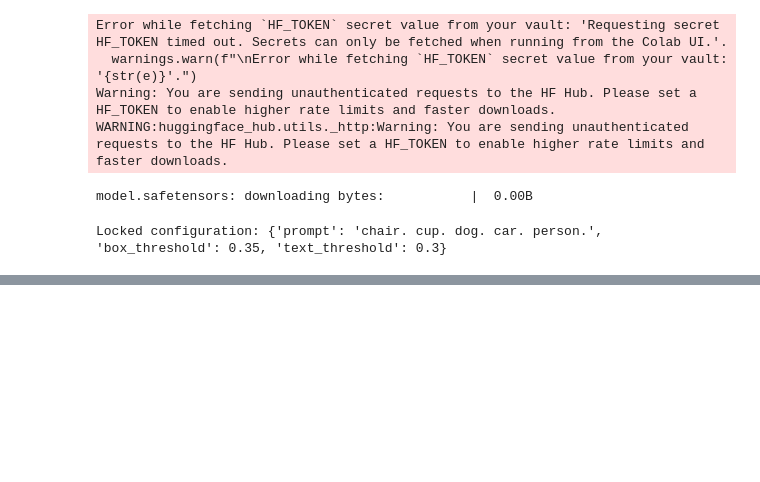
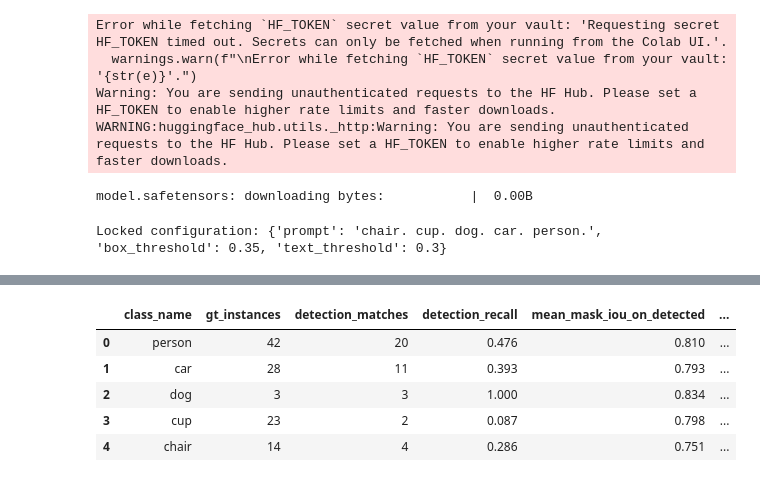
Before and after one commit to mdmohsin212/modern-vision-multimodal-lab, a Jupyter notebook: Vision/open_vocabulary_and_grounded_ision/grounded_sam.ipynb, the cells around one changed output, grey strips where cells are left out. Saved outputs shown, nothing was run; the diff lists cells and outputs as text; code cells hidden in the pictures; blank space fills up the shorter version.

```diff
--- a/Vision/open_vocabulary_and_grounded_ision/grounded_sam.ipynb
+++ b/Vision/open_vocabulary_and_grounded_ision/grounded_sam.ipynb
@@ -220,0 +415,14 @@ Locked configuration: {'prompt': 'chair. cup. dog. car. person.', 'box_threshold
+# %%
+pipeline_outputs = {}
+
+for index, name in enumerate(cal_names, start=1):
+    output = run_grounded_sam(images[name])
+    pipeline_outputs[name] = output
+
+    print(
+        f"{index:02d}/20 | "
+        f"{name} | "
+        f"boxes={len(output['boxes'])} | "
+        f"masks={len(output['masks'])} | "
+        f"total={output['total_ms']:.1f} ms"
+    )
@@ -220,0 +625,75 @@ Locked configuration: {'prompt': 'chair. cup. dog. car. person.', 'box_threshold
+# %%
+class_rows = []
+
+for class_id, class_name in (TARGET_CLASSES.items()):
+    class_gt = sum(
+        item["class_id"] == class_id
+        for objects in gt_objects.values()
+        for item in objects
+    )
+
+    class_pairs = matched_masks[
+        matched_masks["class_id"]
+        == class_id
+    ]
+
+    class_good_masks = int(
+        class_pairs["mask_iou_50"].sum()
+    )
+
+    detection_count = len(class_pairs)
+
+    class_rows.append({
+        "class_name": class_name,
+        "gt_instances": class_gt,
+
+        "detection_matches": (
+            detection_count
+        ),
+
+        "detection_recall": (
+            detection_count / class_gt
+            if class_gt
+            else 0.0
+        ),
+
+        "mean_mask_iou_on_detected": (
+            class_pairs["mask_iou"].mean()
+            if detection_count
+            else np.nan
+        ),
+
+        "mean_dice_on_detected": (
+            class_pairs["dice"].mean()
+            if detection_count
+            else np.nan
+        ),
+
+        "masks_iou50": (
+            class_good_masks
+        ),
+
+        "conditional_mask_success_rate": (
+            class_good_masks
+            / detection_count
+            if detection_count
+            else 0.0
+        ),
+
+        "end_to_end_mask_recall_iou50": (
+            class_good_masks / class_gt
+            if class_gt
+            else 0.0
+        ),
+    })
+
+
+per_class_masks = pd.DataFrame(class_rows)
+display(per_class_masks.round(3))
+# %% [output]
+|  | class_name | gt_instances | detection_matches | detection_recall | mean_mask_iou_on_detected | ... |
+| 0 | person | 42 | 20 | 0.476 | 0.810 | ... |
+| 1 | car | 28 | 11 | 0.393 | 0.793 | ... |
+| 2 | dog | 3 | 3 | 1.000 | 0.834 | ... |
+| 3 | cup | 23 | 2 | 0.087 | 0.798 | ... |
+| 4 | chair | 14 | 4 | 0.286 | 0.751 | ... |
```
Also changed, not shown: parts of 24 cells of this notebook.
